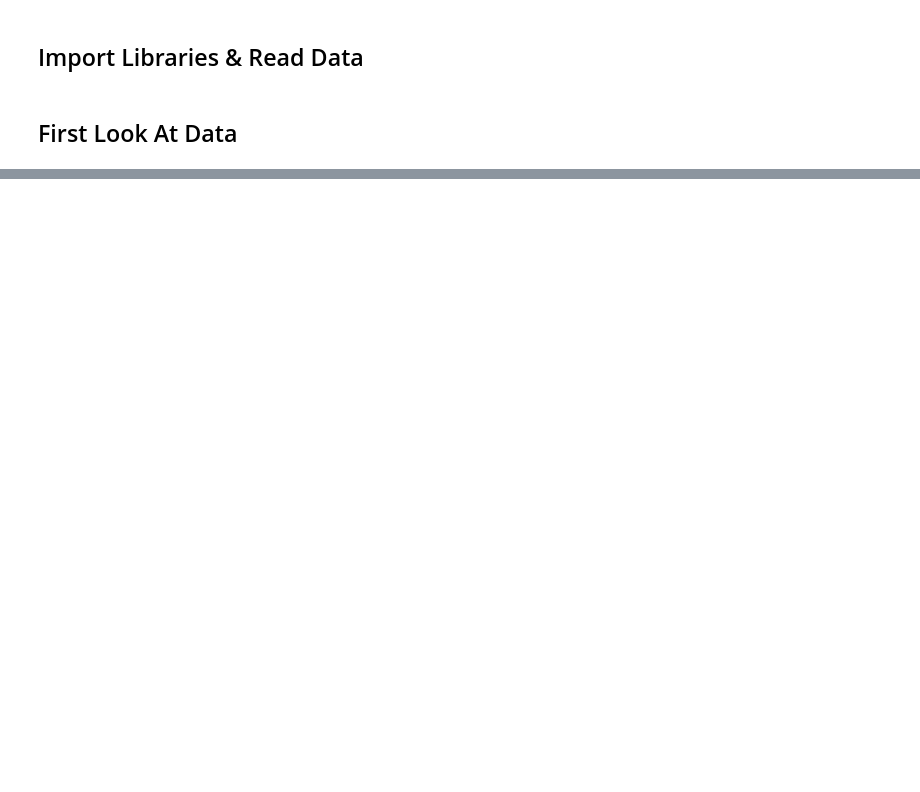
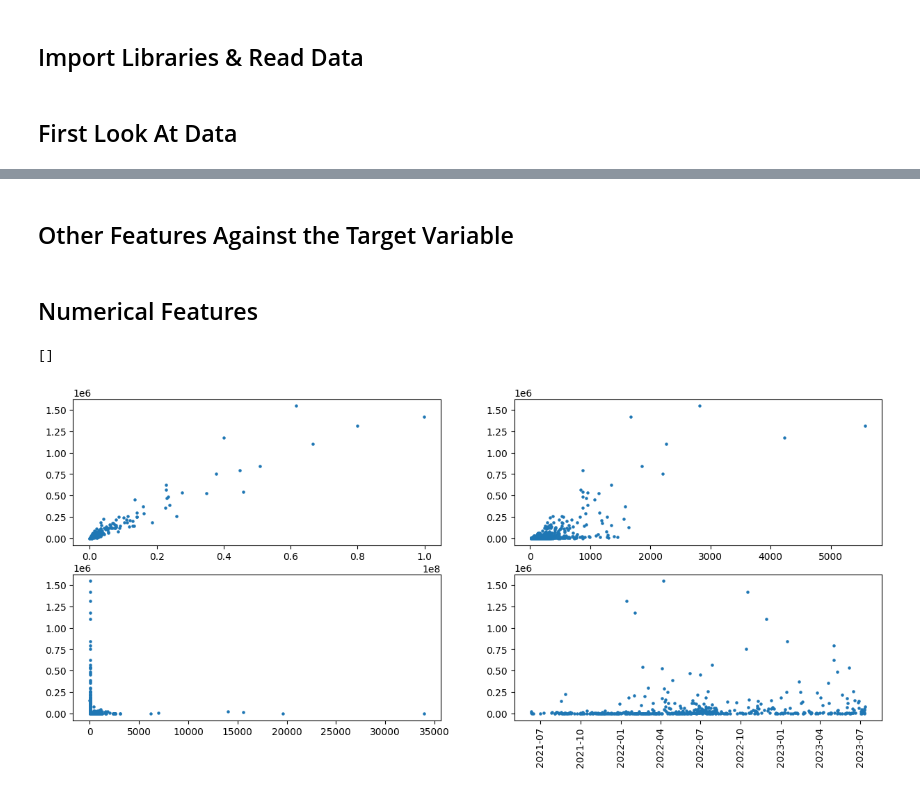
Before and after one commit to mw01github/Full-Data-Science-Process-Project, a Jupyter notebook: EDA.ipynb, the cells around one changed output, grey strips where cells are left out. Saved outputs shown, nothing was run; the diff lists cells and outputs as text; code cells hidden in the pictures; blank space fills up the shorter version.

```diff
--- a/EDA.ipynb
+++ b/EDA.ipynb
@@ -90,0 +126,24 @@ None
+# %% [markdown]
+## Other Features Against the Target Variable
+# %% [markdown]
+## Numerical Features
+# %%
+plt.figure(figsize = (15, 6))
+
+plt.subplot(221)
+plt.scatter(df_train['views'], df_train['likes'], s=5)
+
+plt.subplot(222)
+plt.scatter(df_train['comments'], df_train['likes'], s=5)
+
+plt.subplot(223)
+plt.scatter(df_train['duration'], df_train['likes'], s=5)
+
+plt.subplot(224)
+plt.scatter(df_train['date'], df_train['likes'], s=5)
+plt.xticks(rotation=90)
+
+plt.plot()
+# %% [output]
+[]
+[figure, added]
```
Also changed, not shown: parts of 22 cells of this notebook, 3 other files.
